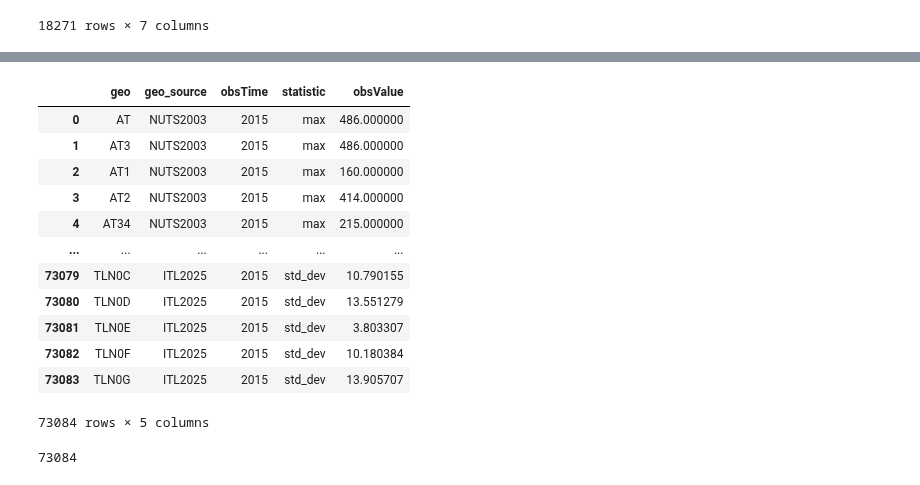
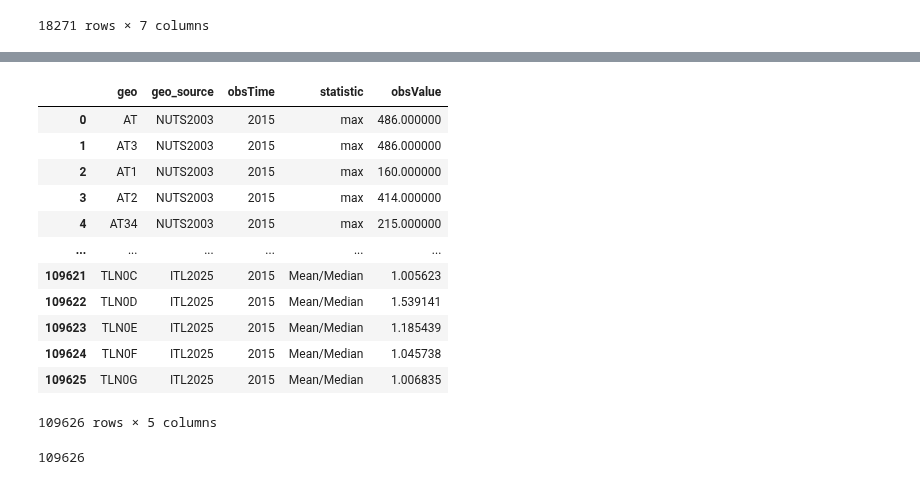
Before and after one commit to OxfordDemSci/Mapineq, a Jupyter notebook: src/data-wrangling/GEE/Accessibility/GEE_Accessibility.ipynb, the cells around one changed output, grey strips where cells are left out. Saved outputs shown, nothing was run; the diff lists cells and outputs as text; code cells hidden in the pictures.

```diff
--- a/src/data-wrangling/GEE/Accessibility/GEE_Accessibility.ipynb
+++ b/src/data-wrangling/GEE/Accessibility/GEE_Accessibility.ipynb
@@ -124,3 +125,10 @@ a11y_city
 | 470 | TLN0F | ITL2025 | 79 | 19.869017 | 19.000000 | 2015 | 10.180384 |
 | 471 | TLN0G | ITL2025 | 105 | 49.334913 | 49.000000 | 2015 | 13.905707 |
 18271 rows × 7 columns
+# %%
+# Coefficient of Variation
+a11y_city["CV"] = a11y_city["std_dev"] / a11y_city["mean"]
+
+# Simple ratios
+a11y_city["Mean/Median"] = a11y_city["mean"] / a11y_city["median"]
+a11y_city
@@ -127,24 +149,24 @@ a11y_city
 # %%
 # Melt the dataframe to long format
 a11y_city_long = a11y_city.melt(
     id_vars=['geo', 'geo_source', 'obsTime'],
-    value_vars=['max', 'mean', 'median', 'std_dev'],
+    value_vars=['max', 'mean', 'median', 'std_dev', 'CV', 'Mean/Median'],
     var_name='statistic',
     value_name='obsValue'
 )
 a11y_city_long
 # %% [output]
 |  | geo | geo_source | obsTime | statistic | obsValue |
 | 0 | AT | NUTS2003 | 2015 | max | 486.000000 |
 | 1 | AT3 | NUTS2003 | 2015 | max | 486.000000 |
 | 2 | AT1 | NUTS2003 | 2015 | max | 160.000000 |
 | 3 | AT2 | NUTS2003 | 2015 | max | 414.000000 |
 | 4 | AT34 | NUTS2003 | 2015 | max | 215.000000 |
 | ... | ... | ... | ... | ... | ... |
-| 73079 | TLN0C | ITL2025 | 2015 | std_dev | 10.790155 |
-| 73080 | TLN0D | ITL2025 | 2015 | std_dev | 13.551279 |
-| 73081 | TLN0E | ITL2025 | 2015 | std_dev | 3.803307 |
-| 73082 | TLN0F | ITL2025 | 2015 | std_dev | 10.180384 |
-| 73083 | TLN0G | ITL2025 | 2015 | std_dev | 13.905707 |
+| 109621 | TLN0C | ITL2025 | 2015 | Mean/Median | 1.005623 |
+| 109622 | TLN0D | ITL2025 | 2015 | Mean/Median | 1.539141 |
+| 109623 | TLN0E | ITL2025 | 2015 | Mean/Median | 1.185439 |
+| 109624 | TLN0F | ITL2025 | 2015 | Mean/Median | 1.045738 |
+| 109625 | TLN0G | ITL2025 | 2015 | Mean/Median | 1.006835 |
-73084 rows × 5 columns
+109626 rows × 5 columns
 # %%
@@ -152,7 +174,7 @@ a11y_city_long
 # %%
-(13517 + 472 + 4282) * 4
+(13517 + 472 + 4282) * 6
 # %% [output]
-73084
+109626
 # %%
 final = pd.read_csv(DATA_DIR/"GEE/a11y/Output/a11y_city.csv")
 final
```
Also changed, not shown: parts of 5 cells of this notebook, 7 other files.
